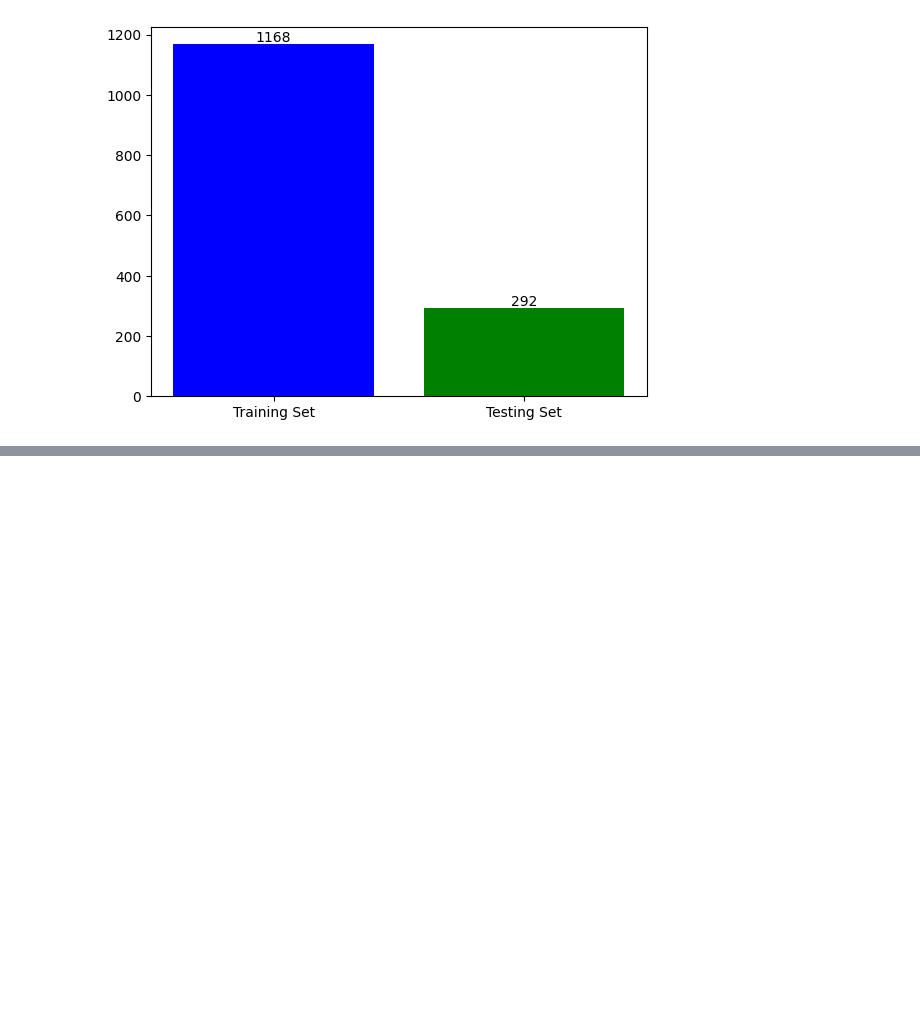
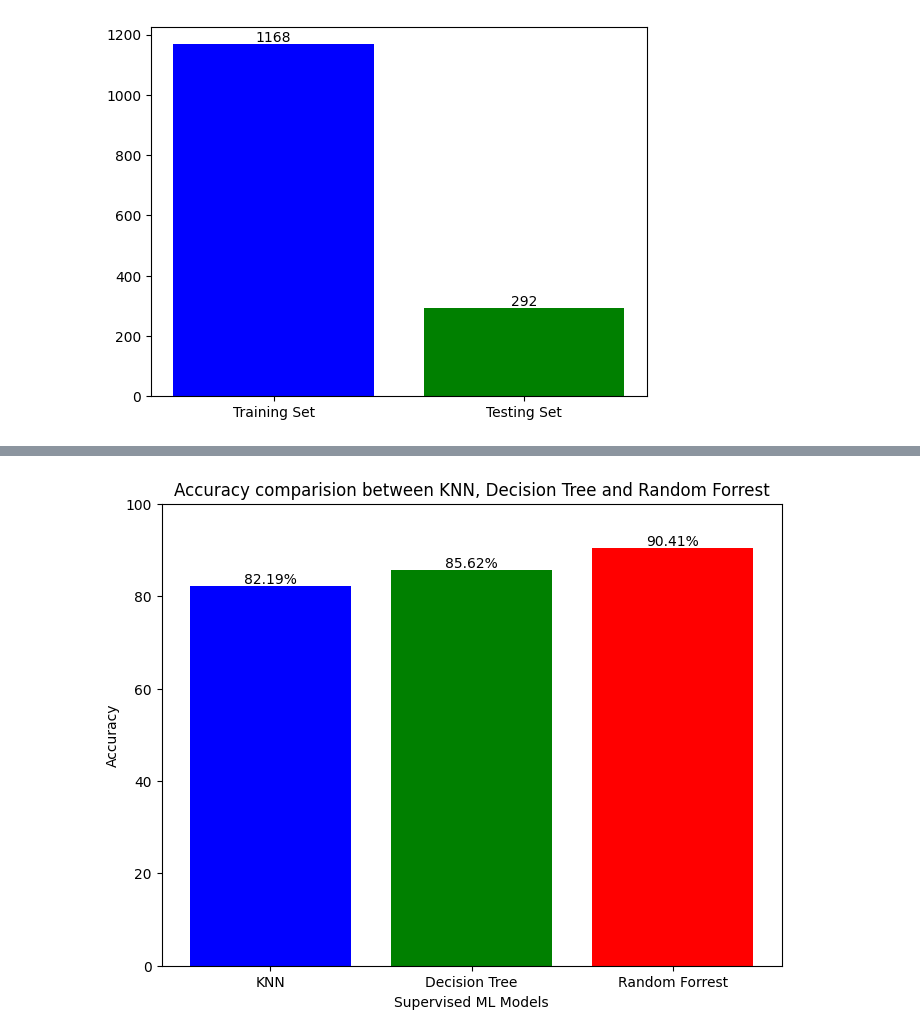
Before and after one commit to newguy7/DataScienceBootCamp, a Jupyter notebook: Projects/Classification_for_sale_type.ipynb, the cells around one changed output, grey strips where cells are left out. Cells and saved outputs as stored; diff of their text form; code cells hidden in the pictures; blank space fills up the shorter version.

Commit message:
Added Model Evaluation Metrics

```diff
--- a/Projects/Classification_for_sale_type.ipynb
+++ b/Projects/Classification_for_sale_type.ipynb
@@ -297,0 +347,19 @@ The accuracy of the Random Forest Model is 88.01%
+# %%
+# Comparision of all accuracies with a bar chart
+x_labels = ['KNN', 'Decision Tree','Random Forrest']
+y_values = [knn_accuracy, dec_tree_accuracy,rand_forest_accuracy]
+
+plt.figure(figsize=(8, 6))
+plt.bar(x_labels,y_values,color=['blue','green','red'])
+# show value on top of each bar
+for index, value in enumerate(y_values):
+    plt.text(index, value, str(value)+'%', ha='center', va='bottom')
+
+plt.ylim(0,100)
+plt.xlabel('Supervised ML Models')
+plt.ylabel('Accuracy')
+plt.title('Accuracy comparision between KNN, Decision Tree and Random Forrest')
+
+plt.show()
+# %% [output]
+[figure, added]
```
Also changed, not shown: parts of 10 cells of this notebook.
